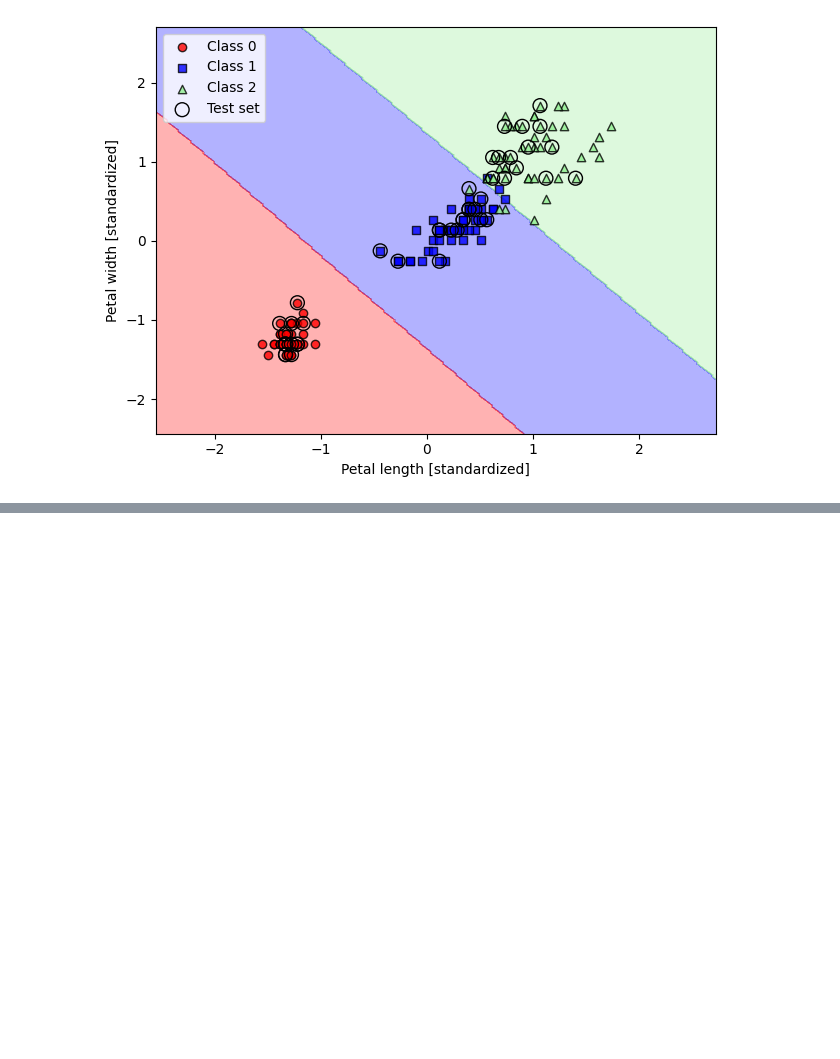
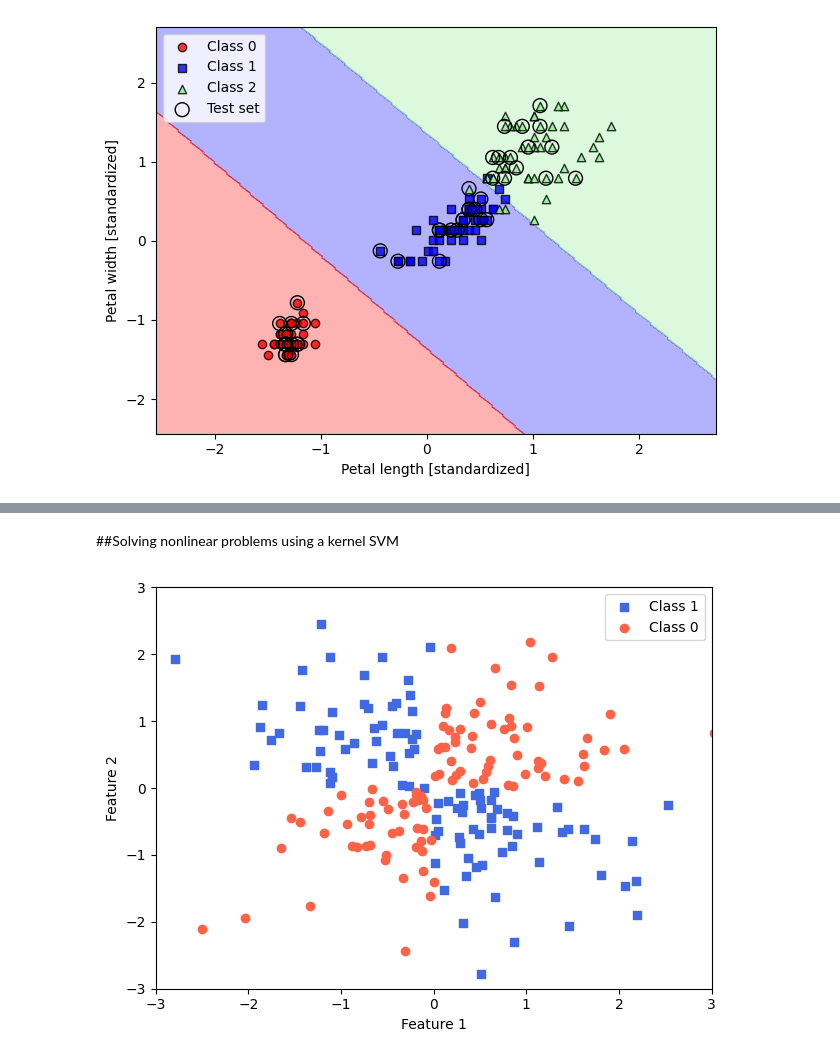
Before and after one commit to LuchoValr/machine_sebastian, a Jupyter notebook: Cap3.ipynb, the cells around one changed output, grey strips where cells are left out. Saved outputs shown, nothing was run; the diff lists cells and outputs as text; code cells hidden in the pictures; blank space fills up the shorter version.

```diff
--- a/Cap3.ipynb
+++ b/Cap3.ipynb
@@ -374,0 +375,32 @@ plt.show()
+# %% [markdown]
+##Solving nonlinear problems using a kernel SVM
+# %%
+#Before we discuss the main concept behind the so-called kernel SVM, the most common variant of SVMs, let’s first create a synthetic
+#dataset to see what such a nonlinear classification problem may look like.
+#Using the following code, we will create a simple dataset that has the form of an XOR gate using the
+#logical_or function from NumPy, where 100 examples will be assigned the class label 1, and 100
+#examples will be assigned the class label -1:
+import matplotlib.pyplot as plt
+import numpy as np
+np.random.seed(1)
+X_xor = np.random.randn(200, 2)
+y_xor = np.logical_xor(X_xor[:, 0] > 0,
+                       X_xor[:, 1] > 0)
+y_xor = np.where(y_xor, 1, 0)
+plt.scatter(X_xor[y_xor == 1, 0],
+            X_xor[y_xor == 1, 1],
+            c='royalblue', marker='s',
+            label='Class 1')
+plt.scatter(X_xor[y_xor == 0, 0],
+            X_xor[y_xor == 0, 1],
+            c='tomato', marker='o',
+            label='Class 0')
+plt.xlim([-3, 3])
+plt.ylim([-3, 3])
+plt.xlabel('Feature 1')
+plt.ylabel('Feature 2')
+plt.legend(loc='best')
+plt.tight_layout()
+plt.show()
+# %% [output]
+[figure, added]
```
Also changed, not shown: parts of 12 cells of this notebook.
